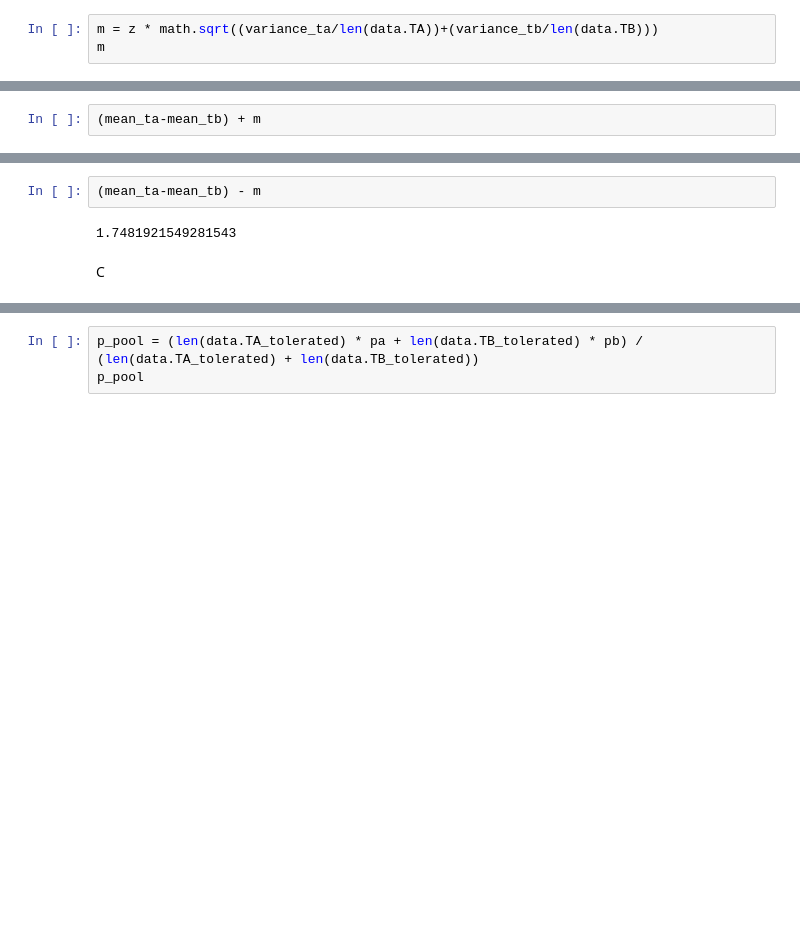
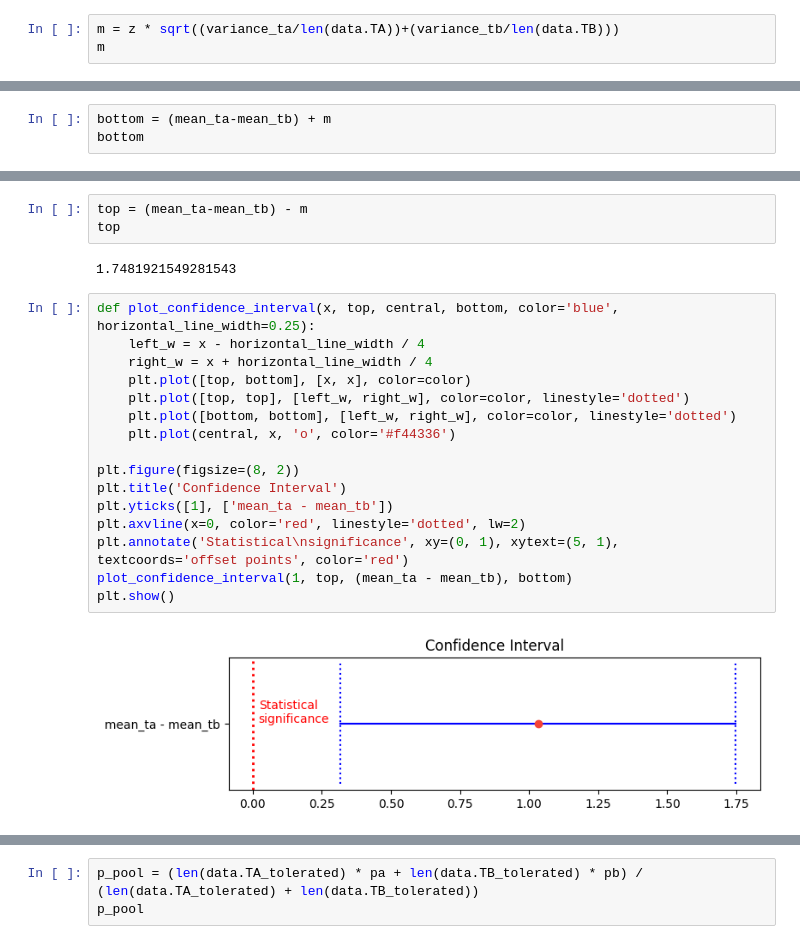
Before and after one commit to seeergiii/ab-testing-server-efficiency, a Jupyter notebook: ab-testing-server-efficiency.ipynb, the cells around one changed output, grey strips where cells are left out. Cells and saved outputs as stored; diff of their text form; blank space fills up the shorter version.

```diff
--- a/ab-testing-server-efficiency.ipynb
+++ b/ab-testing-server-efficiency.ipynb
@@ -71,17 +77,35 @@ z
 # %% [output]
 -2.575829303548901
 # %%
-m = z * math.sqrt((variance_ta/len(data.TA))+(variance_tb/len(data.TB)))
+m = z * sqrt((variance_ta/len(data.TA))+(variance_tb/len(data.TB)))
 m
 # %% [output]
 -0.715992154928153
 # %%
-(mean_ta-mean_tb) + m
+bottom = (mean_ta-mean_tb) + m
+bottom
 # %% [output]
 0.3162078450718483
 # %%
-(mean_ta-mean_tb) - m
+top = (mean_ta-mean_tb) - m
+top
 # %% [output]
 1.7481921549281543
-# %% [markdown]
-C
+# %%
+def plot_confidence_interval(x, top, central, bottom, color='blue', horizontal_line_width=0.25):
+    left_w = x - horizontal_line_width / 4
+    right_w = x + horizontal_line_width / 4
+    plt.plot([top, bottom], [x, x], color=color)
+    plt.plot([top, top], [left_w, right_w], color=color, linestyle='dotted')
+    plt.plot([bottom, bottom], [left_w, right_w], color=color, linestyle='dotted')
+    plt.plot(central, x, 'o', color='#f44336')
+
+plt.figure(figsize=(8, 2))
+plt.title('Confidence Interval')
+plt.yticks([1], ['mean_ta - mean_tb'])
+plt.axvline(x=0, color='red', linestyle='dotted', lw=2)
+plt.annotate('Statistical\nsignificance', xy=(0, 1), xytext=(5, 1), textcoords='offset points', color='red')
+plot_confidence_interval(1, top, (mean_ta - mean_tb), bottom)
+plt.show()
+# %% [output]
+[figure, added]
```
Also changed, not shown: parts of 32 cells of this notebook, 1 other file.
